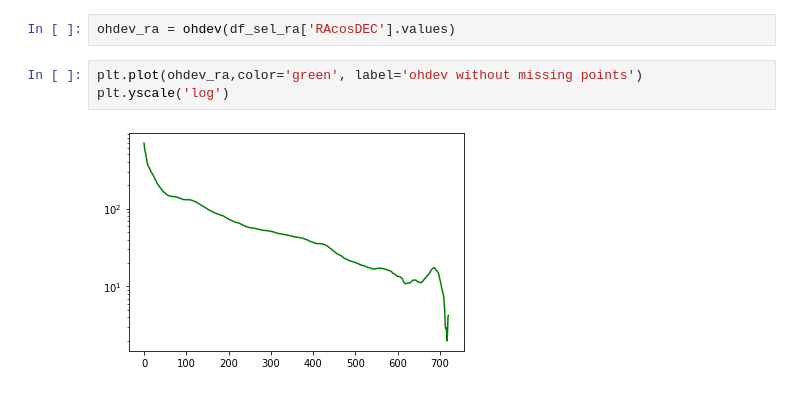
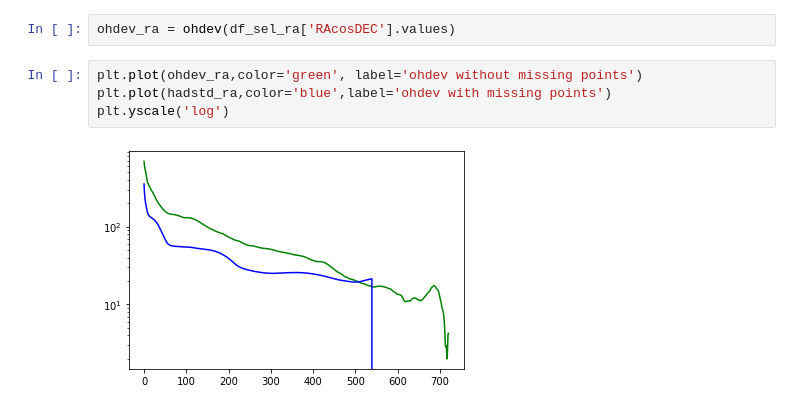
Before and after one commit to verasha/radio-sources, a Jupyter notebook: 1803+784_hadamard.ipynb, the cells around one changed output. Saved outputs shown, nothing was run; the diff lists cells and outputs as text.

```diff
--- a/1803+784_hadamard.ipynb
+++ b/1803+784_hadamard.ipynb
@@ -411,6 +424,7 @@ plt.show
 ohdev_ra = ohdev(df_sel_ra['RAcosDEC'].values)
 # %%
 plt.plot(ohdev_ra,color='green', label='ohdev without missing points')
+plt.plot(hadstd_ra,color='blue',label='ohdev with missing points')
 plt.yscale('log')
 # %% [output]
-[figure, old version]
+[figure, new version]
```
Also changed, not shown: parts of 8 cells of this notebook.
